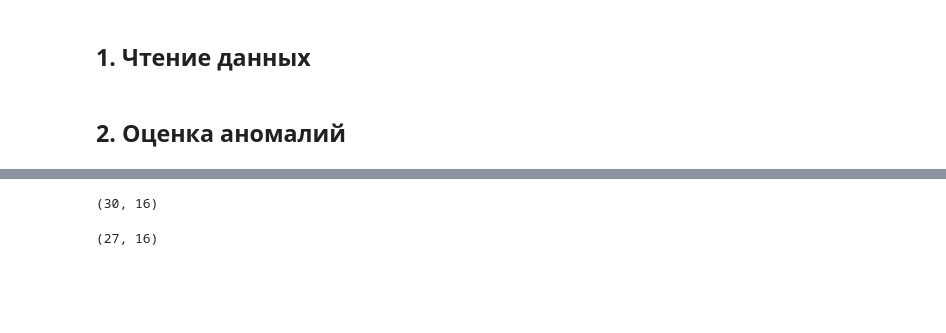
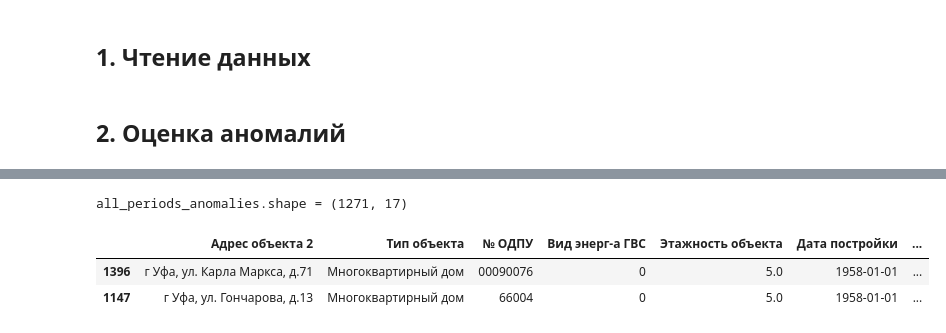
Before and after one commit to YaninaK/anomaly-detection, a Jupyter notebook: notebooks/04_Apartment_buildings.ipynb, the cells around one changed output, grey strips where cells are left out. Saved outputs shown, nothing was run; the diff lists cells and outputs as text; code cells hidden in the pictures; blank space fills up the shorter version.

```diff
--- a/notebooks/04_Apartment_buildings.ipynb
+++ b/notebooks/04_Apartment_buildings.ipynb
@@ -57,11 +57,18 @@ PATH = "/content/anomaly-detection/"
 # %%
 folder_path = '../data/01_raw/'
 # %%
-regenerate = True
+regenerate = False
 data, temperature, buildings = load_data(folder_path, regenerate, path=PATH)
 # %% [markdown]
 ## 2. Оценка аномалий
 # %%
 %%time
-period_results = anomaly_detection_pipeline(data, temperature, buildings, path=PATH)
+ALPHA = 5
+BETA = 95
+
+(period_results, all_periods_anomalies, all_periods_anomalies_pivot) = (
+    anomaly_detection_pipeline(
+        data, temperature, buildings, alpha=ALPHA, beta=BETA, path=PATH
+    )
+)
 # %% [output]
@@ -70,25 +77,8 @@ Wall time: 38.7 s
-# %%
-result = period_results[6]
-
-alpha = 5
-beta = 5
-threshold = 0.25
-
-
-q1 = np.percentile(result["Q residuals"], 100 - alpha)
-q2 = np.percentile(result["Hotelling's T-squared"], beta)
-
-cond1 = result["Q residuals"] > q1
-cond2 = result["Hotelling's T-squared"] < q2
-cond3 = result["ниже медианы"]
-
-cond4 = result[f"{threshold}% ниже медианы"]
-cond5 = result[f"{threshold}% выше медианы"]
-
-result[((cond1 | cond2) & cond3) & cond4].shape
-# %% [output]
-(30, 16)
-# %%
-result[((cond1 | cond2) & ~cond3) & cond5].shape
-# %% [output]
-(27, 16)
+# %%
+print(f"all_periods_anomalies.shape = {all_periods_anomalies.shape}\n")
+all_periods_anomalies.sample(2)
+# %% [output]
+all_periods_anomalies.shape = (1271, 17)
+|  | Адрес объекта 2 | Тип объекта | № ОДПУ | Вид энерг-а ГВС | Этажность объекта | Дата постройки | ... |
+| 1396 | г Уфа, ул. Карла Маркса, д.71 | Многоквартирный дом | 00090076 | 0 | 5.0 | 1958-01-01 | ... |
+| 1147 | г Уфа, ул. Гончарова, д.13 | Многоквартирный дом | 66004 | 0 | 5.0 | 1958-01-01 | ... |
```
Also changed, not shown: parts of 4 cells of this notebook.
